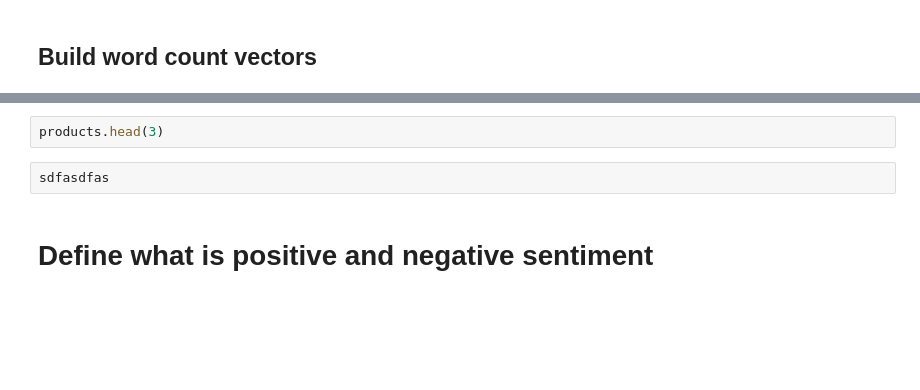
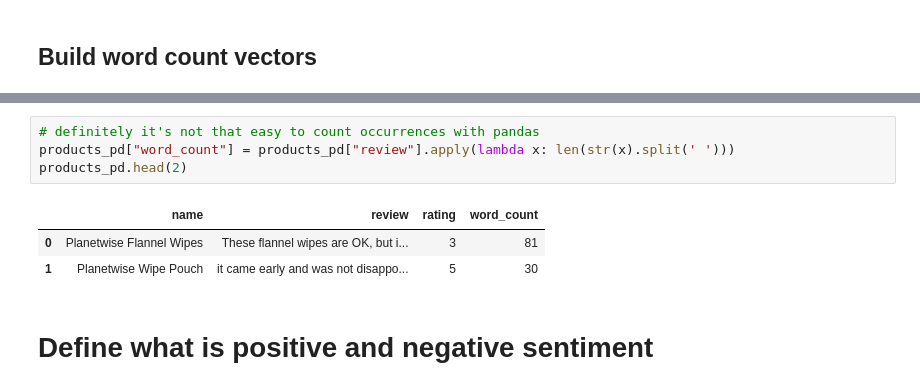
Before and after one commit to albertovpd/machine_learning_specialization_washington_university, a Jupyter notebook: course_work/c1w3_notes-recommender_system_basics.ipynb, the cells around one changed output, grey strips where cells are left out. Cells and saved outputs as stored; diff of their text form; blank space fills up the shorter version.

```diff
--- a/course_work/c1w3_notes-recommender_system_basics.ipynb
+++ b/course_work/c1w3_notes-recommender_system_basics.ipynb
@@ -109,7 +115,11 @@ products['word_count'] = turicreate.text_analytics.count_words(products['review'
-# %%
-products.head(3)
-# %%
-sdfasdfas
+# %%
+# definitely it's not that easy to count occurrences with pandas
+products_pd["word_count"] = products_pd["review"].apply(lambda x: len(str(x).split(' ')))
+products_pd.head(2)
+# %% [output]
+|  | name | review | rating | word_count |
+| 0 | Planetwise Flannel Wipes | These flannel wipes are OK, but i... | 3 | 81 |
+| 1 | Planetwise Wipe Pouch | it came early and was not disappo... | 5 | 30 |
 # %% [markdown]
 # Define what is positive and negative sentiment
 # %%
```
Also changed, not shown: parts of 16 cells of this notebook.
